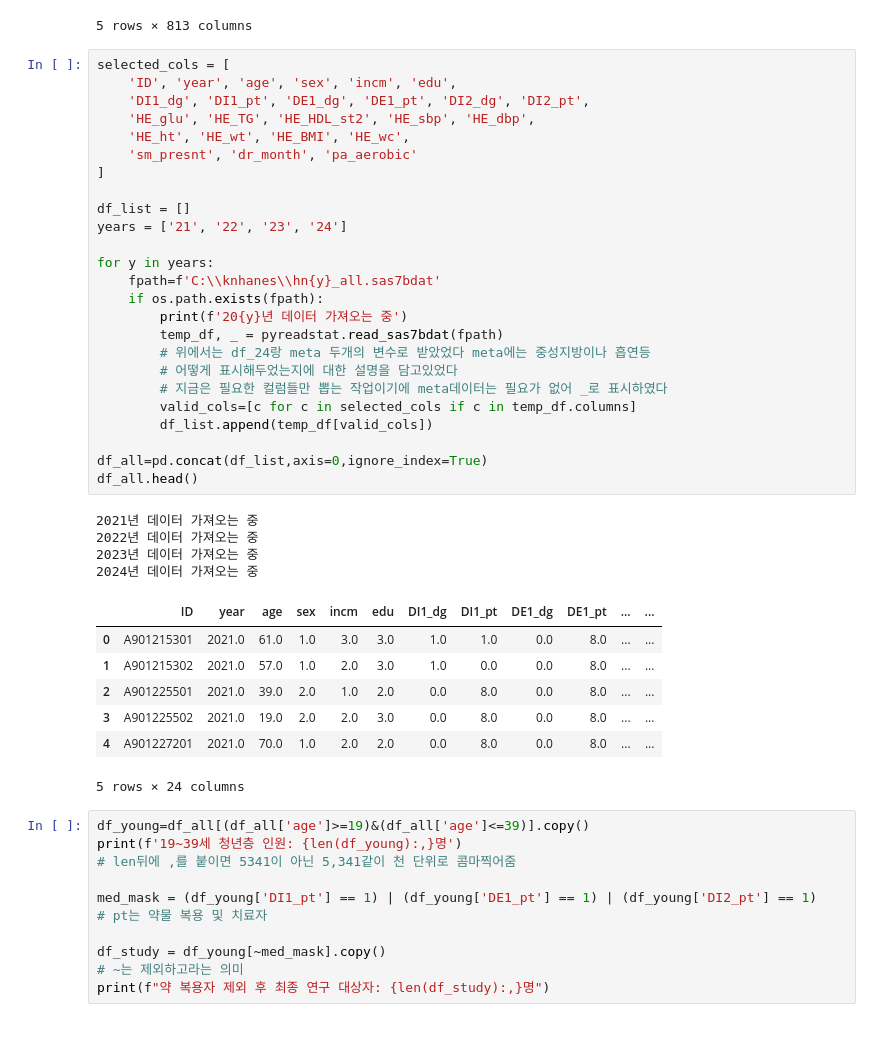
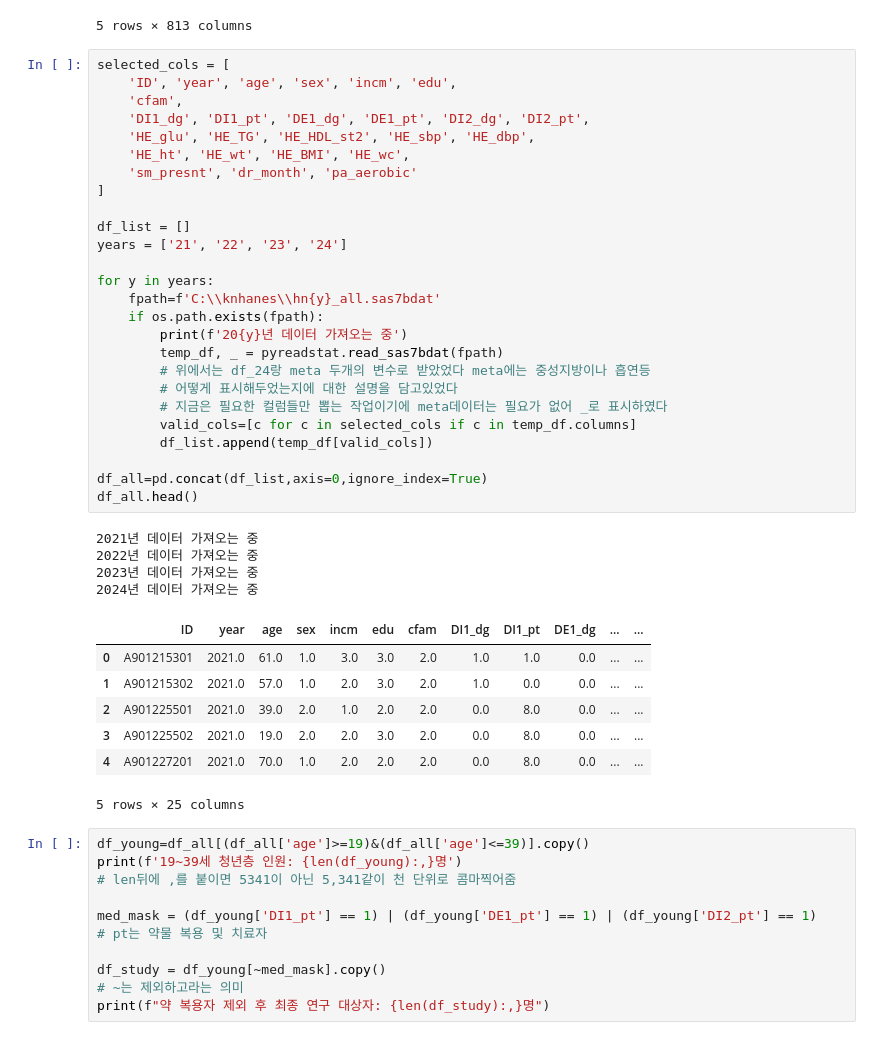
Before and after one commit to kdw123654/digital-project, a Jupyter notebook: my_model.ipynb, the cells around one changed output. Cells and saved outputs as stored; diff of their text form.

```diff
--- a/my_model.ipynb
+++ b/my_model.ipynb
@@ -25,40 +26,41 @@ df_24.head()
 # %%
 selected_cols = [
     'ID', 'year', 'age', 'sex', 'incm', 'edu',
+    'cfam',
     'DI1_dg', 'DI1_pt', 'DE1_dg', 'DE1_pt', 'DI2_dg', 'DI2_pt',
     'HE_glu', 'HE_TG', 'HE_HDL_st2', 'HE_sbp', 'HE_dbp',
     'HE_ht', 'HE_wt', 'HE_BMI', 'HE_wc',
     'sm_presnt', 'dr_month', 'pa_aerobic'
 ]
 
 df_list = []
 years = ['21', '22', '23', '24']
 
 for y in years:
     fpath=f'C:\\knhanes\\hn{y}_all.sas7bdat'
     if os.path.exists(fpath):
         print(f'20{y}년 데이터 가져오는 중')
         temp_df, _ = pyreadstat.read_sas7bdat(fpath)
         # 위에서는 df_24랑 meta 두개의 변수로 받았었다 meta에는 중성지방이나 흡연등
         # 어떻게 표시해두었는지에 대한 설명을 담고있었다
         # 지금은 필요한 컬럼들만 뽑는 작업이기에 meta데이터는 필요가 없어 _로 표시하였다
         valid_cols=[c for c in selected_cols if c in temp_df.columns]
         df_list.append(temp_df[valid_cols])
 
 df_all=pd.concat(df_list,axis=0,ignore_index=True)
 df_all.head()
 # %% [output]
 2021년 데이터 가져오는 중
 2022년 데이터 가져오는 중
 2023년 데이터 가져오는 중
 2024년 데이터 가져오는 중
-|  | ID | year | age | sex | incm | edu | DI1_dg | DI1_pt | DE1_dg | DE1_pt | ... | ... |
-| 0 | A901215301 | 2021.0 | 61.0 | 1.0 | 3.0 | 3.0 | 1.0 | 1.0 | 0.0 | 8.0 | ... | ... |
-| 1 | A901215302 | 2021.0 | 57.0 | 1.0 | 2.0 | 3.0 | 1.0 | 0.0 | 0.0 | 8.0 | ... | ... |
-| 2 | A901225501 | 2021.0 | 39.0 | 2.0 | 1.0 | 2.0 | 0.0 | 8.0 | 0.0 | 8.0 | ... | ... |
-| 3 | A901225502 | 2021.0 | 19.0 | 2.0 | 2.0 | 3.0 | 0.0 | 8.0 | 0.0 | 8.0 | ... | ... |
-| 4 | A901227201 | 2021.0 | 70.0 | 1.0 | 2.0 | 2.0 | 0.0 | 8.0 | 0.0 | 8.0 | ... | ... |
+|  | ID | year | age | sex | incm | edu | cfam | DI1_dg | DI1_pt | DE1_dg | ... | ... |
+| 0 | A901215301 | 2021.0 | 61.0 | 1.0 | 3.0 | 3.0 | 2.0 | 1.0 | 1.0 | 0.0 | ... | ... |
+| 1 | A901215302 | 2021.0 | 57.0 | 1.0 | 2.0 | 3.0 | 2.0 | 1.0 | 0.0 | 0.0 | ... | ... |
+| 2 | A901225501 | 2021.0 | 39.0 | 2.0 | 1.0 | 2.0 | 2.0 | 0.0 | 8.0 | 0.0 | ... | ... |
+| 3 | A901225502 | 2021.0 | 19.0 | 2.0 | 2.0 | 3.0 | 2.0 | 0.0 | 8.0 | 0.0 | ... | ... |
+| 4 | A901227201 | 2021.0 | 70.0 | 1.0 | 2.0 | 2.0 | 2.0 | 0.0 | 8.0 | 0.0 | ... | ... |
-5 rows × 24 columns
+5 rows × 25 columns
 # %%
 df_young=df_all[(df_all['age']>=19)&(df_all['age']<=39)].copy()
 print(f'19~39세 청년층 인원: {len(df_young):,}명')
```
Also changed, not shown: parts of 8 cells of this notebook, 1 other file.
